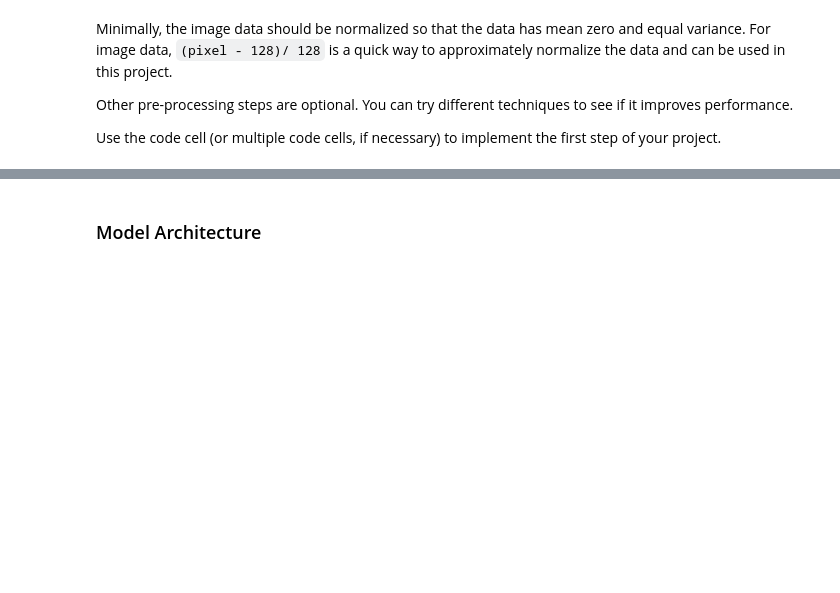
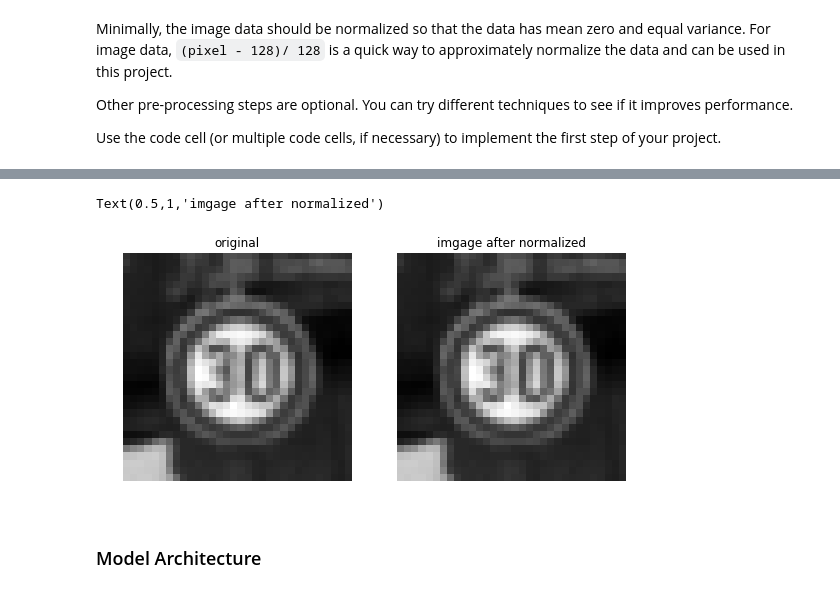
Before and after one commit to Vencentlp/UDACITY_Project2, a Jupyter notebook: Traffic_Sign_Classifier.ipynb, the cells around one changed output, grey strips where cells are left out. Cells and saved outputs as stored; diff of their text form; code cells hidden in the pictures; blank space fills up the shorter version.

```diff
--- a/Traffic_Sign_Classifier.ipynb
+++ b/Traffic_Sign_Classifier.ipynb
@@ -152,0 +173,20 @@ X_test = (X_test-128)/128
+# %%
+
+X_train = (X_train_g-128)/128
+X_valid = (X_valid_g-128)/128
+X_test = (X_test_g-128)/128
+
+index = random.randint(0,len(X_train_0))
+image = X_train_g[index].squeeze()
+image_norm = X_train[index].squeeze()
+fig,axs = plt.subplots(1,2,figsize=(9,9))
+axs = axs.ravel()
+axs[0].axis('off')
+axs[1].axis('off')
+axs[0].imshow(image,cmap='gray')
+axs[0].set_title('original')
+axs[1].imshow(image_norm,cmap='gray')
+axs[1].set_title('imgage after normalized')
+# %% [output]
+Text(0.5,1,'imgage after normalized')
+[figure, added]
```
Also changed, not shown: parts of 9 cells of this notebook, 9 other files.
